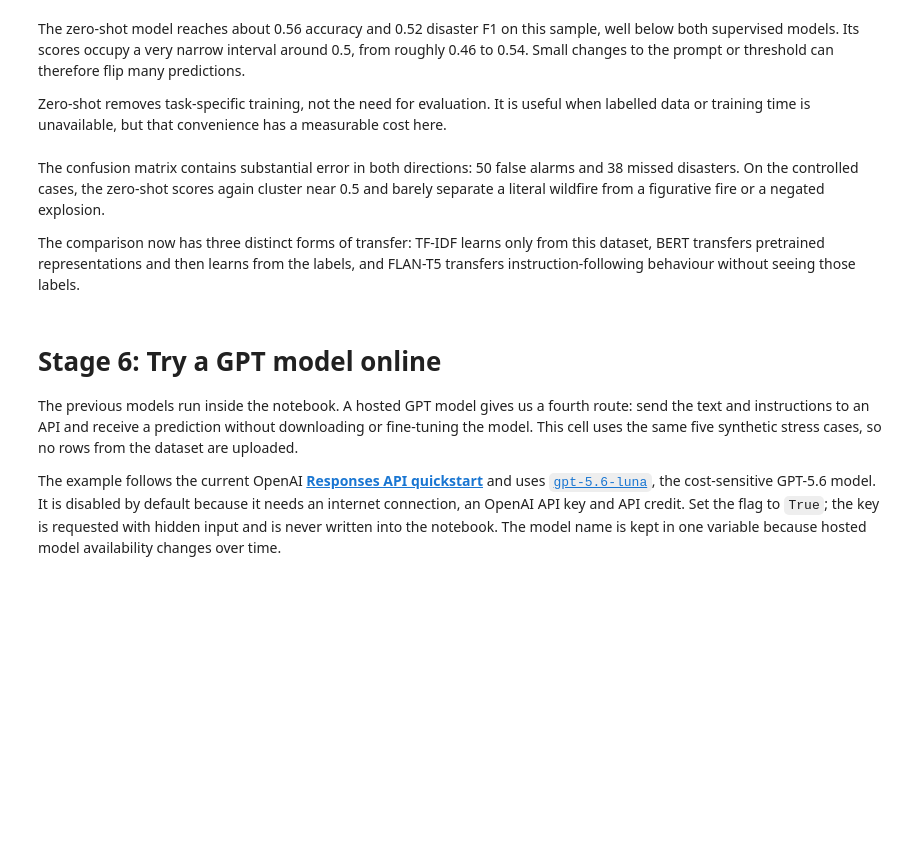
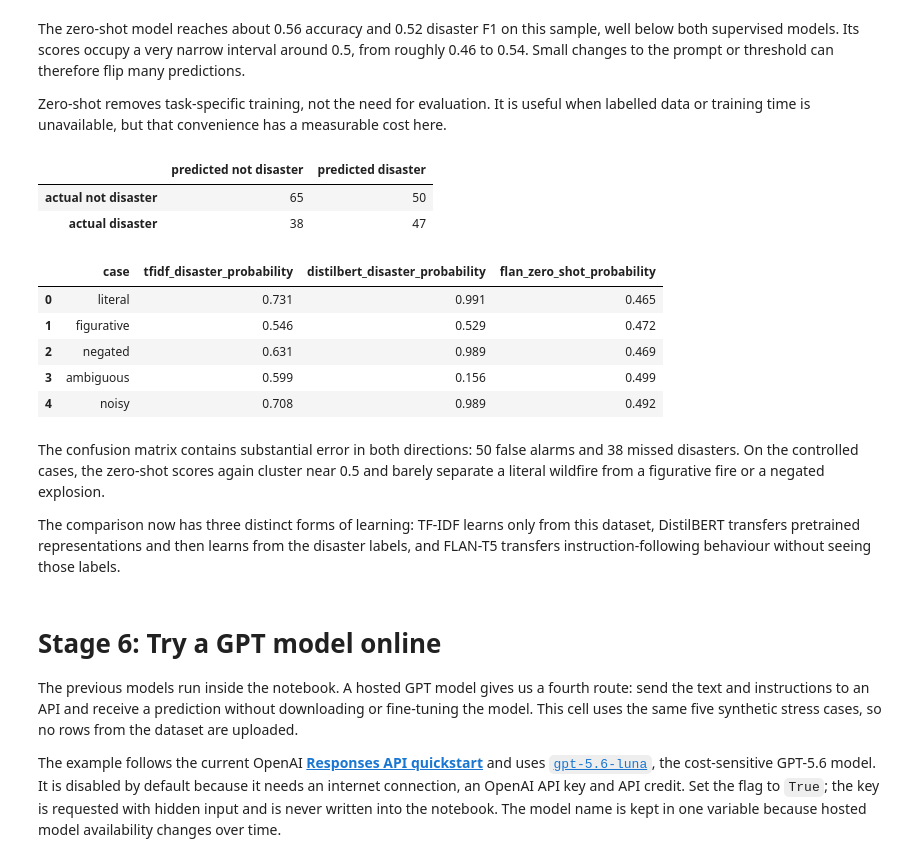
Before and after one commit to acastellanos-ie/NLP-MBDS-EN, a Jupyter notebook: 06_transfer_learning_and_fine_tuning/practice_solution.ipynb, the cells around one changed output. Saved outputs shown, nothing was run; the diff lists cells and outputs as text; code cells hidden in the pictures; blank space fills up the shorter version.

```diff
--- a/06_transfer_learning_and_fine_tuning/practice_solution.ipynb
+++ b/06_transfer_learning_and_fine_tuning/practice_solution.ipynb
@@ -408,12 +466,12 @@ The baseline misses 200 disasters and raises 87 false alarms. Google BERT-Tiny m
 validation_results = validation_df[["text", "target"]].reset_index(drop=True).copy()
 validation_results["tfidf_probability"] = baseline_probability
 validation_results["tfidf_prediction"] = baseline_prediction
-validation_results["bert_probability"] = transformer_probability
-validation_results["bert_prediction"] = transformer_prediction
+validation_results["distilbert_probability"] = transformer_probability
+validation_results["distilbert_prediction"] = transformer_prediction
 
 for model_name, probability_column, prediction_column in [
     ("TF-IDF", "tfidf_probability", "tfidf_prediction"),
-    ("Google BERT-Tiny", "bert_probability", "bert_prediction"),
+    ("DistilBERT", "distilbert_probability", "distilbert_prediction"),
 ]:
     mistakes = validation_results[
         validation_results[prediction_column] != validation_results["target"]
@@ -423,7 +481,8 @@ for model_name, probability_column, prediction_column in [
         mistakes[probability_column],
         1 - mistakes[probability_column],
     )
-    print(f"\n{model_name}: most confident wrong predictions")
+    print()
+    print(f"{model_name}: most confident wrong predictions")
     display(
         mistakes.nlargest(4, "confidence_in_wrong_label")[
             ["text", "target", prediction_column, probability_column]
@@ -610,38 +703,48 @@ Zero-shot removes task-specific training, not the need for evaluation. It is use
 # %%
 zero_shot_confusion = confusion_matrix(
     zero_shot_df["target"], zero_shot_prediction
 )
 display(
     pd.DataFrame(
         zero_shot_confusion,
         index=["actual not disaster", "actual disaster"],
         columns=["predicted not disaster", "predicted disaster"],
     )
 )
 
 stress_cases["flan_zero_shot_probability"] = score_zero_shot_labels(
     stress_cases["text"].tolist()
 )
 display(
     stress_cases[
         [
             "case",
             "tfidf_disaster_probability",
-            "bert_disaster_probability",
+            "distilbert_disaster_probability",
             "flan_zero_shot_probability",
         ]
     ].style.format(
         {
             "tfidf_disaster_probability": "{:.3f}",
-            "bert_disaster_probability": "{:.3f}",
+            "distilbert_disaster_probability": "{:.3f}",
             "flan_zero_shot_probability": "{:.3f}",
         }
     )
 )
+# %% [output]
+|  | predicted not disaster | predicted disaster |
+| actual not disaster | 65 | 50 |
+| actual disaster | 38 | 47 |
+|  | case | tfidf_disaster_probability | distilbert_disaster_probability | flan_zero_shot_probability |
+| 0 | literal | 0.731 | 0.991 | 0.465 |
+| 1 | figurative | 0.546 | 0.529 | 0.472 |
+| 2 | negated | 0.631 | 0.989 | 0.469 |
+| 3 | ambiguous | 0.599 | 0.156 | 0.499 |
+| 4 | noisy | 0.708 | 0.989 | 0.492 |
 # %% [markdown]
 The confusion matrix contains substantial error in both directions: 50 false alarms and 38 missed disasters. On the controlled cases, the zero-shot scores again cluster near 0.5 and barely separate a literal wildfire from a figurative fire or a negated explosion.
 
-The comparison now has three distinct forms of transfer: TF-IDF learns only from this dataset, BERT transfers pretrained representations and then learns from the labels, and FLAN-T5 transfers instruction-following behaviour without seeing those labels.
+The comparison now has three distinct forms of learning: TF-IDF learns only from this dataset, DistilBERT transfers pretrained representations and then learns from the disaster labels, and FLAN-T5 transfers instruction-following behaviour without seeing those labels.
 # %% [markdown]
 # Stage 6: Try a GPT model online
 
```
Also changed, not shown: parts of 33 cells of this notebook, 2 other files.
